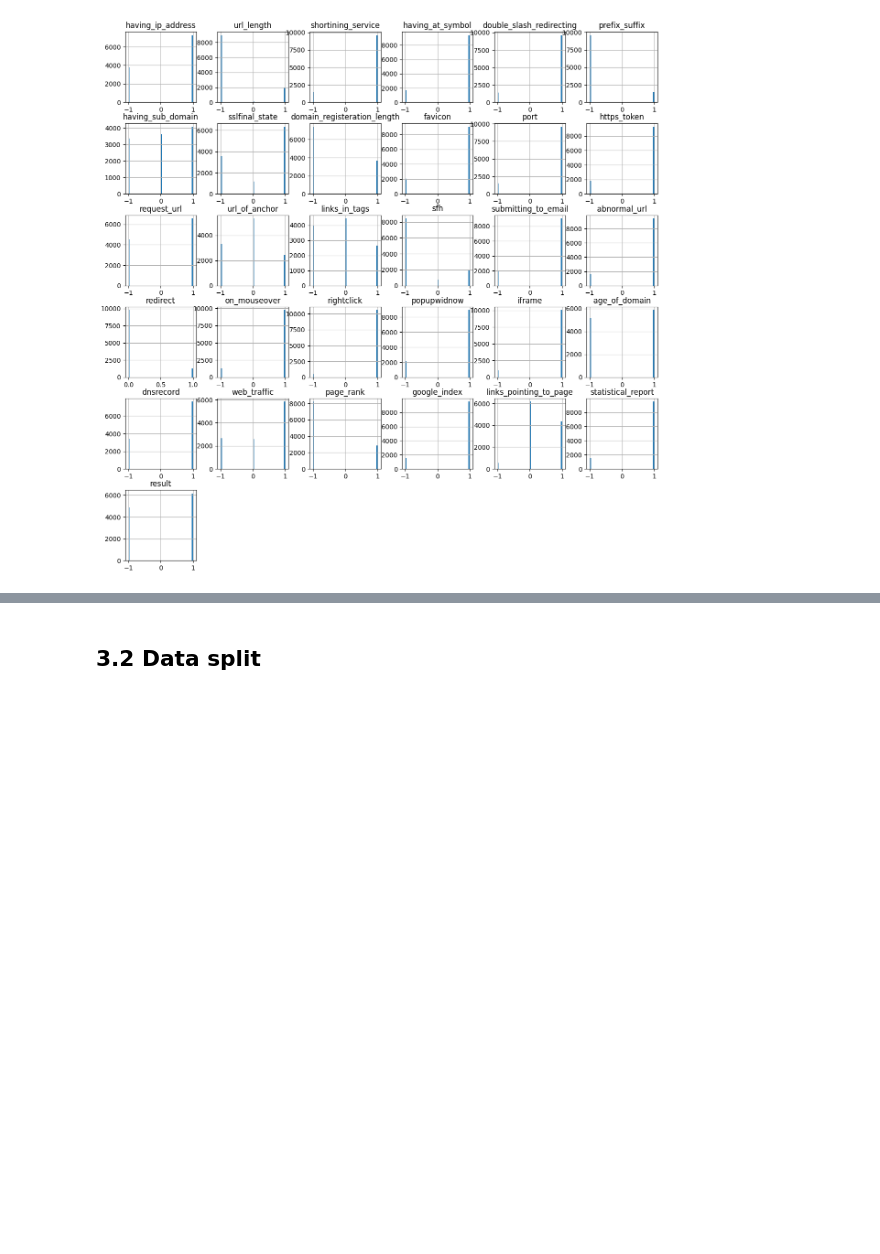
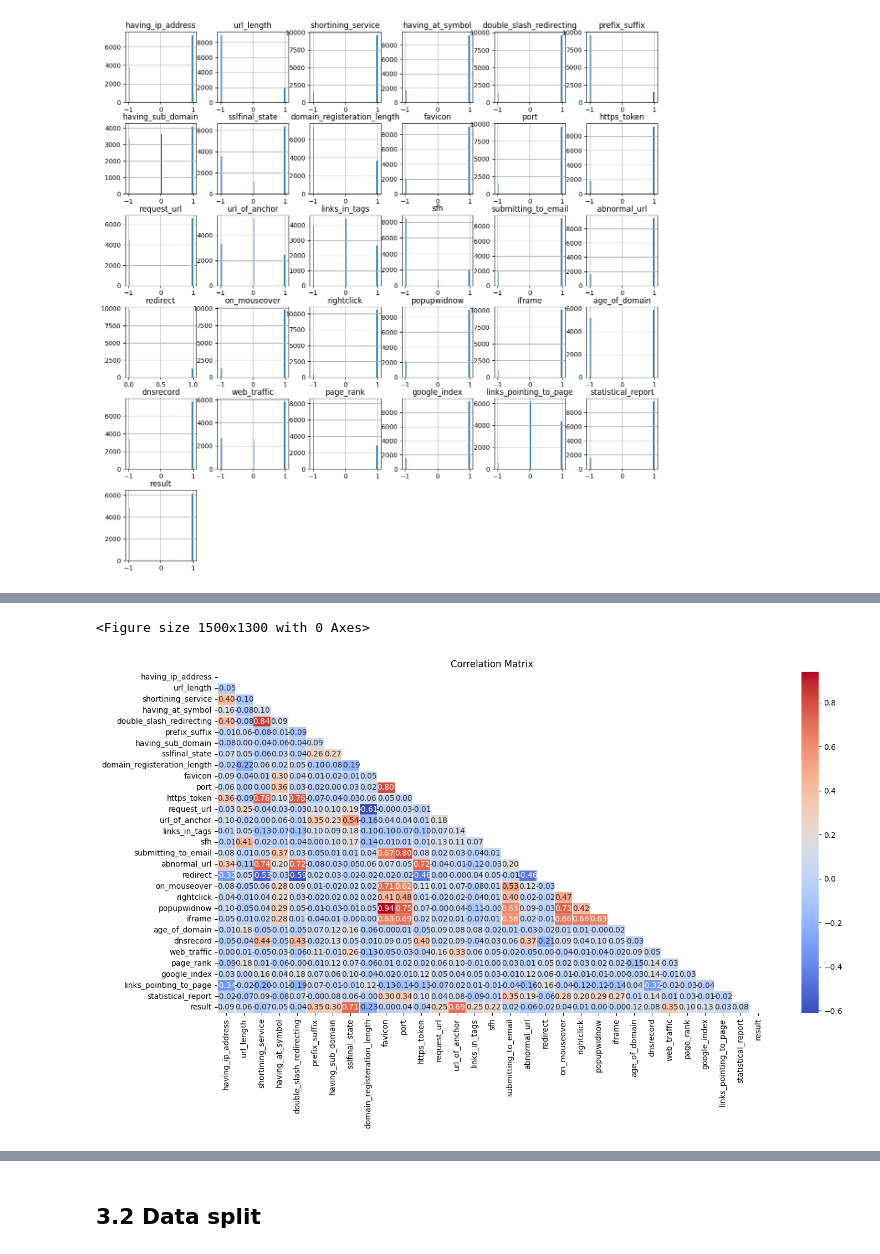
Before and after one commit to aashalabi/mlzoom_capstone2, a Jupyter notebook: notebooks/ml_project.ipynb, the cells around one changed output, grey strips where cells are left out. Drawn from its saved outputs; the diff is of its cells as text; code cells hidden in the pictures; blank space fills up the shorter version.

```diff
--- a/ml_project.ipynb
+++ b/notebooks/ml_project.ipynb
@@ -220,0 +218,12 @@ df.corr().T
+# %%
+# Correlation Analysis
+plt.figure(figsize=(15,13))
+correlation_matrix = df.corr()
+plt.figure(figsize=(16, 8))
+mask = np.triu(np.ones_like(correlation_matrix, dtype=bool))
+sns.heatmap(correlation_matrix, annot=True, mask=mask, cmap='coolwarm', fmt=".2f", linewidths=0.5)
+plt.title('Correlation Matrix')
+plt.show()
+# %% [output]
+<Figure size 1500x1300 with 0 Axes>
+[figure, added]
```
Also changed, not shown: parts of 21 cells of this notebook, 24 other files.
